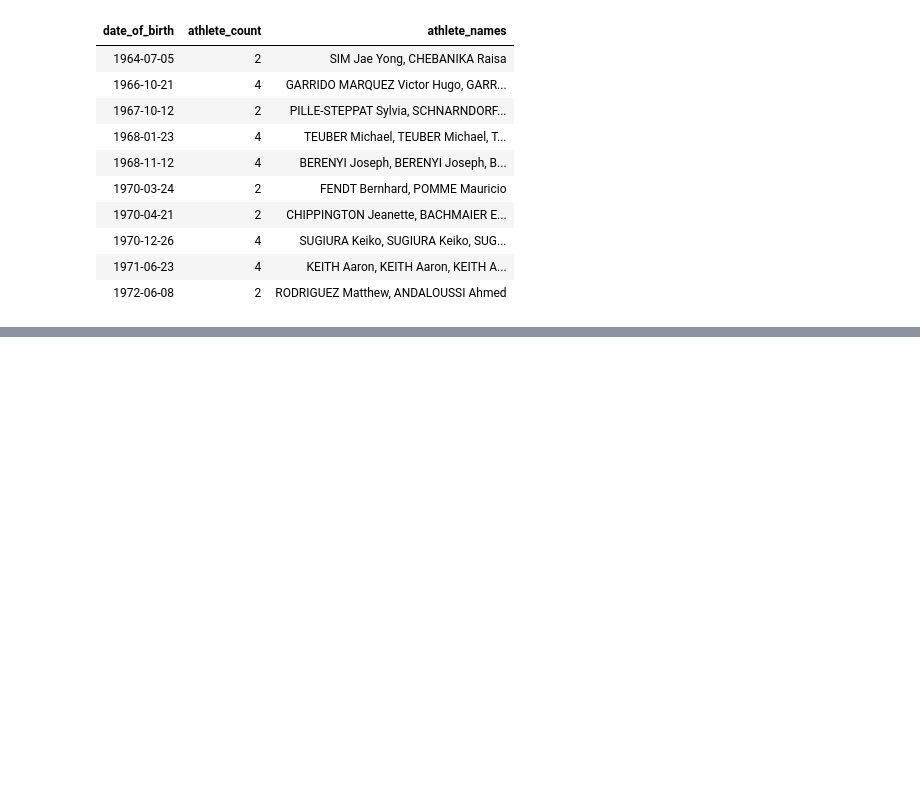
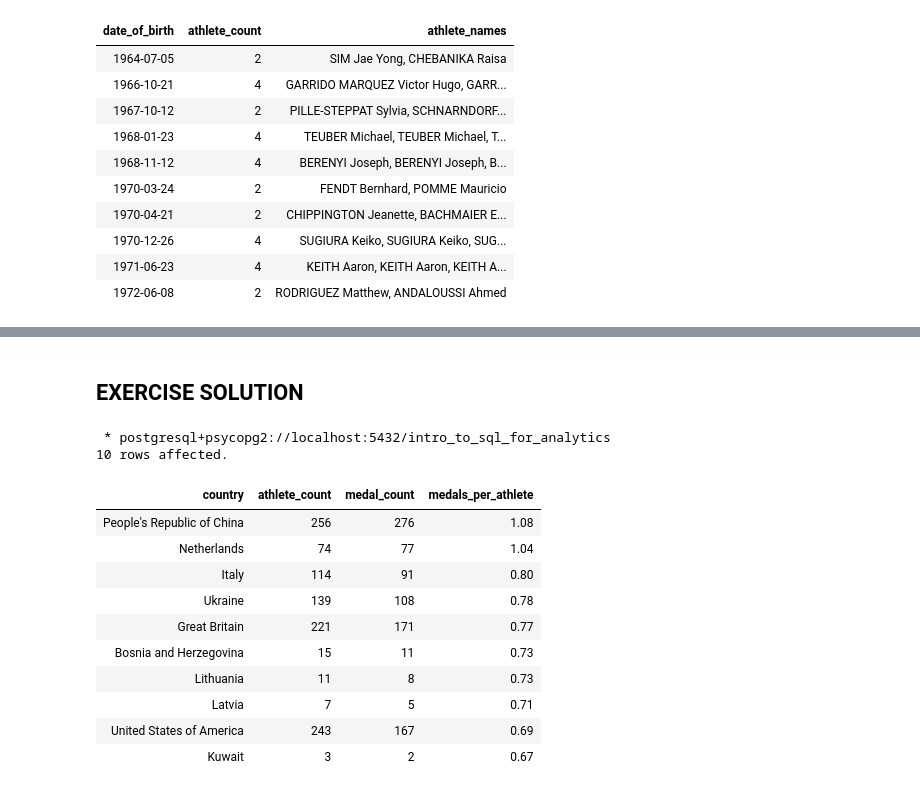
Before and after one commit to JakeOtto/more_sql, a Jupyter notebook: workings.ipynb, the cells around one changed output, grey strips where cells are left out. Drawn from its saved outputs; the diff is of its cells as text; code cells hidden in the pictures; blank space fills up the shorter version.

```diff
--- a/workings.ipynb
+++ b/workings.ipynb
@@ -437,0 +572,32 @@ result = %sql SELECT alias_a.date_of_birth, COUNT(*) AS athlete_count, STRING_AG
+# %% [markdown]
+## EXERCISE SOLUTION
+# %%
+%%sql
+    SELECT
+        medals_sub.country,
+        athletes_sub.athlete_count,
+        medals_sub.medal_count,
+        ROUND(CAST(medals_sub.medal_count AS numeric) / athletes_sub.athlete_count, 2) AS   medals_per_athlete
+    FROM
+          (SELECT country, COUNT(*) AS medal_count FROM medals GROUP BY country) AS medals_sub
+    JOIN
+          (SELECT country, COUNT(*) AS athlete_count FROM athletes GROUP BY country) AS athletes_sub
+    ON
+          medals_sub.country = athletes_sub.country
+    ORDER BY
+          medals_per_athlete DESC
+LIMIT 10
+# %% [output]
+ * postgresql+psycopg2://localhost:5432/intro_to_sql_for_analytics
+10 rows affected.
+| country | athlete_count | medal_count | medals_per_athlete |
+| People's Republic of China | 256 | 276 | 1.08 |
+| Netherlands | 74 | 77 | 1.04 |
+| Italy | 114 | 91 | 0.80 |
+| Ukraine | 139 | 108 | 0.78 |
+| Great Britain | 221 | 171 | 0.77 |
+| Bosnia and Herzegovina | 15 | 11 | 0.73 |
+| Lithuania | 11 | 8 | 0.73 |
+| Latvia | 7 | 5 | 0.71 |
+| United States of America | 243 | 167 | 0.69 |
+| Kuwait | 3 | 2 | 0.67 |
```
Also changed, not shown: parts of 17 cells of this notebook.
